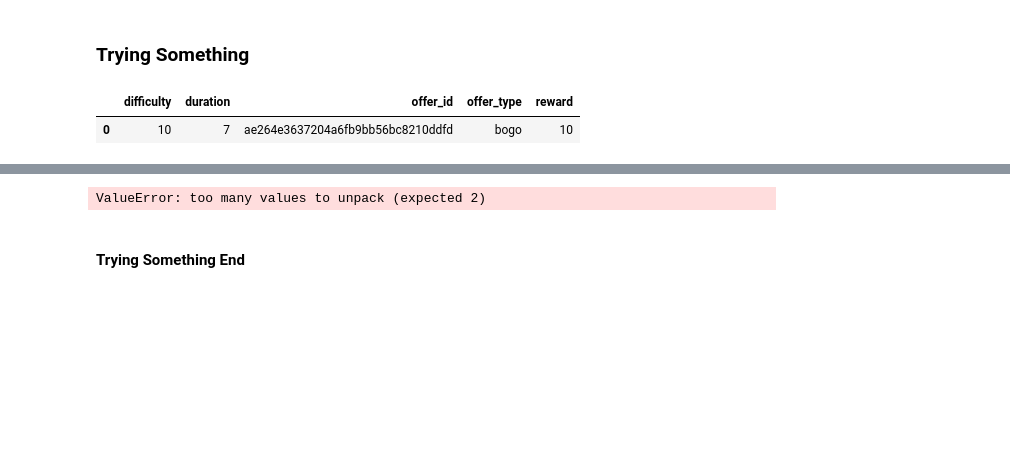
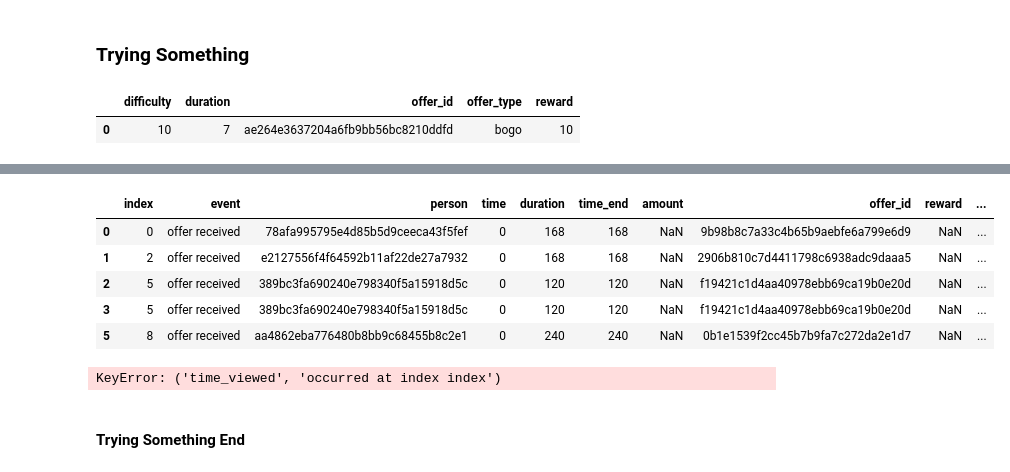
Before and after one commit to TomCanty/StarbucksCapstone, a Jupyter notebook: Starbucks_Capstone_notebook.ipynb, the cells around one changed output, grey strips where cells are left out. Cells and saved outputs as stored; diff of their text form; code cells hidden in the pictures; blank space fills up the shorter version.

```diff
--- a/Starbucks_Capstone_notebook.ipynb
+++ b/Starbucks_Capstone_notebook.ipynb
@@ -158,4 +158,4 @@ t_offer_new = pd.merge(t_offer,portfolio[['offer_id','duration']],on=['offer_id'
 # %%
 t_offer_new['duration'] =t_offer_new['duration'].apply(lambda x: x*24)
 # %%
-t_offer_new['time_end'] = t_offer['time'] + t_offer['duration']
+t_offer_new['time_end'] = t_offer_new['time'] + t_offer_new['duration']
@@ -165,0 +171,4 @@ t_offer_new.head()
+# %%
+t_offer_new = t_offer_new[['index', 'event', 'person', 'time', 'duration', 'time_end', 'amount', 'offer_id', 'reward',
+       'event_x_offer completed', 'event_x_offer received',
+       'event_x_offer viewed', 'event_x_transaction']]
@@ -166,4 +186,13 @@ t_offer_new.head()
 # %%
-pd.merge(t_offer_new,t_viewed[['person','offer_id','time']],on=['person','offer_id'],how='left',suffixes=('_viewed'))
+t_offer_new = pd.merge(t_offer_new,t_viewed[['person','offer_id','time']],on=['person','offer_id'],how='left',suffixes=('','_viewed'))
-# %% [output]
-ValueError: too many values to unpack (expected 2)
+# %%
+t_offer_new = t_offer_new.dropna(subset=['time_viewed'])
+# %%
+t_offer_new.head()
+# %% [output]
+|  | index | event | person | time | duration | time_end | amount | offer_id | reward | ... |
+| 0 | 0 | offer received | 78afa995795e4d85b5d9ceeca43f5fef | 0 | 168 | 168 | NaN | 9b98b8c7a33c4b65b9aebfe6a799e6d9 | NaN | ... |
+| 1 | 2 | offer received | e2127556f4f64592b11af22de27a7932 | 0 | 168 | 168 | NaN | 2906b810c7d4411798c6938adc9daaa5 | NaN | ... |
+| 2 | 5 | offer received | 389bc3fa690240e798340f5a15918d5c | 0 | 120 | 120 | NaN | f19421c1d4aa40978ebb69ca19b0e20d | NaN | ... |
+| 3 | 5 | offer received | 389bc3fa690240e798340f5a15918d5c | 0 | 120 | 120 | NaN | f19421c1d4aa40978ebb69ca19b0e20d | NaN | ... |
+| 5 | 8 | offer received | aa4862eba776480b8bb9c68455b8c2e1 | 0 | 240 | 240 | NaN | 0b1e1539f2cc45b7b9fa7c272da2e1d7 | NaN | ... |
@@ -169,0 +205,4 @@ ValueError: too many values to unpack (expected 2)
+# %%
+t_offer_new.apply(lambda row: id_viewed(row) )
+# %% [output]
+KeyError: ('time_viewed', 'occurred at index index')
```
Also changed, not shown: parts of 6 cells of this notebook.
